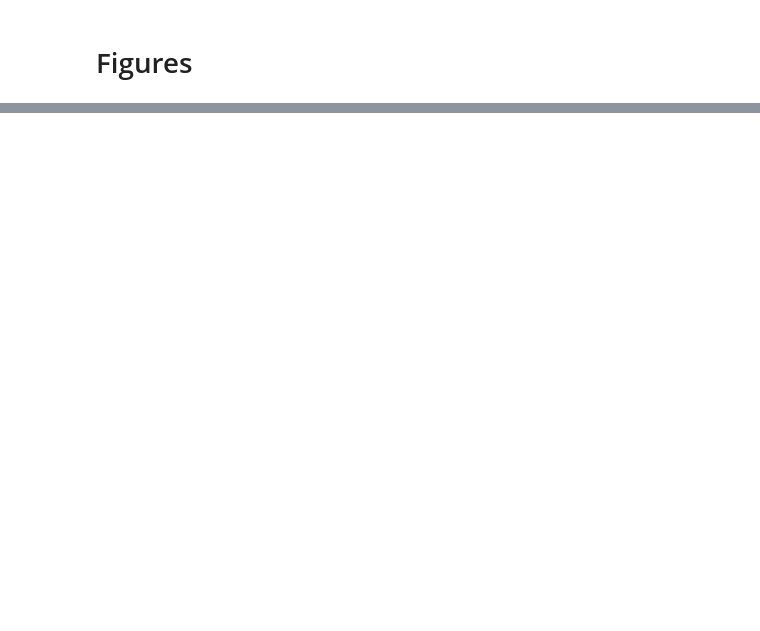
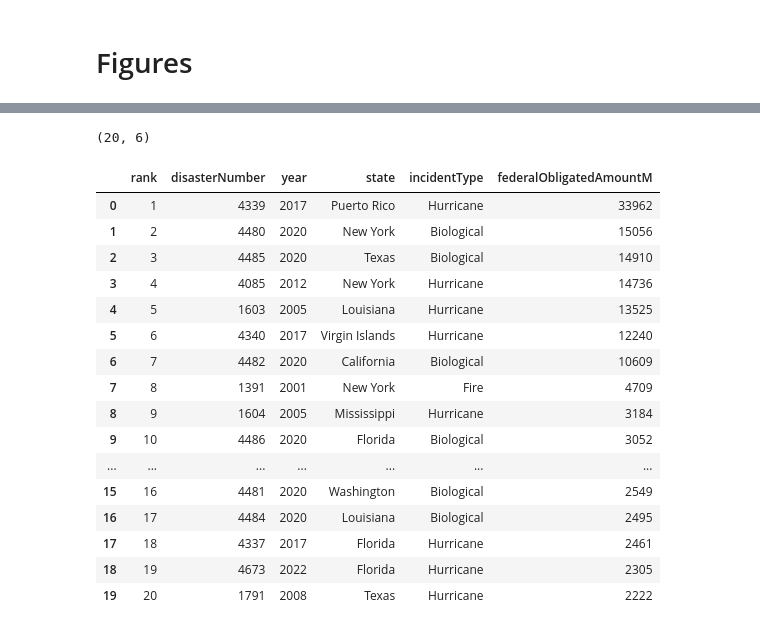
Before and after one commit to mebauer/fema-disaster-information, a Jupyter notebook: figures.ipynb, the cells around one changed output, grey strips where cells are left out. Cells and saved outputs as stored; diff of their text form; code cells hidden in the pictures; blank space fills up the shorter version.

```diff
--- a/figures.ipynb
+++ b/figures.ipynb
@@ -434,0 +182,52 @@ fig.savefig('figures/incident-state.png', dpi=200, bbox_inches='tight')
+# %%
+sql = """
+    SELECT
+        disasterNumber,
+        substring(declarationDate::VARCHAR, 1, 4) as year,
+        state,
+        incidentType,
+        SUM(federalObligatedAmount) AS federalObligatedAmount
+    FROM
+        public_assistance
+    GROUP BY ALL
+    ORDER BY
+        federalObligatedAmount DESC
+    LIMIT
+        20
+"""
+
+relation = con.sql(sql).df()
+
+disasters_df = con.sql("""
+    SELECT
+        row_number() OVER () AS rank,
+        disasterNumber,
+        year,
+        state,
+        incidentType,
+        ROUND(federalObligatedAmount / 1_000_000, 0)::INT AS federalObligatedAmountM
+    FROM relation
+""").df()
+
+
+print(disasters_df.shape)
+disasters_df
+# %% [output]
+(20, 6)
+|  | rank | disasterNumber | year | state | incidentType | federalObligatedAmountM |
+| 0 | 1 | 4339 | 2017 | Puerto Rico | Hurricane | 33962 |
+| 1 | 2 | 4480 | 2020 | New York | Biological | 15056 |
+| 2 | 3 | 4485 | 2020 | Texas | Biological | 14910 |
+| 3 | 4 | 4085 | 2012 | New York | Hurricane | 14736 |
+| 4 | 5 | 1603 | 2005 | Louisiana | Hurricane | 13525 |
+| 5 | 6 | 4340 | 2017 | Virgin Islands | Hurricane | 12240 |
+| 6 | 7 | 4482 | 2020 | California | Biological | 10609 |
+| 7 | 8 | 1391 | 2001 | New York | Fire | 4709 |
+| 8 | 9 | 1604 | 2005 | Mississippi | Hurricane | 3184 |
+| 9 | 10 | 4486 | 2020 | Florida | Biological | 3052 |
+| ... | ... | ... | ... | ... | ... | ... |
+| 15 | 16 | 4481 | 2020 | Washington | Biological | 2549 |
+| 16 | 17 | 4484 | 2020 | Louisiana | Biological | 2495 |
+| 17 | 18 | 4337 | 2017 | Florida | Hurricane | 2461 |
+| 18 | 19 | 4673 | 2022 | Florida | Hurricane | 2305 |
+| 19 | 20 | 1791 | 2008 | Texas | Hurricane | 2222 |
```
Also changed, not shown: parts of 20 cells of this notebook, 5 other files.
